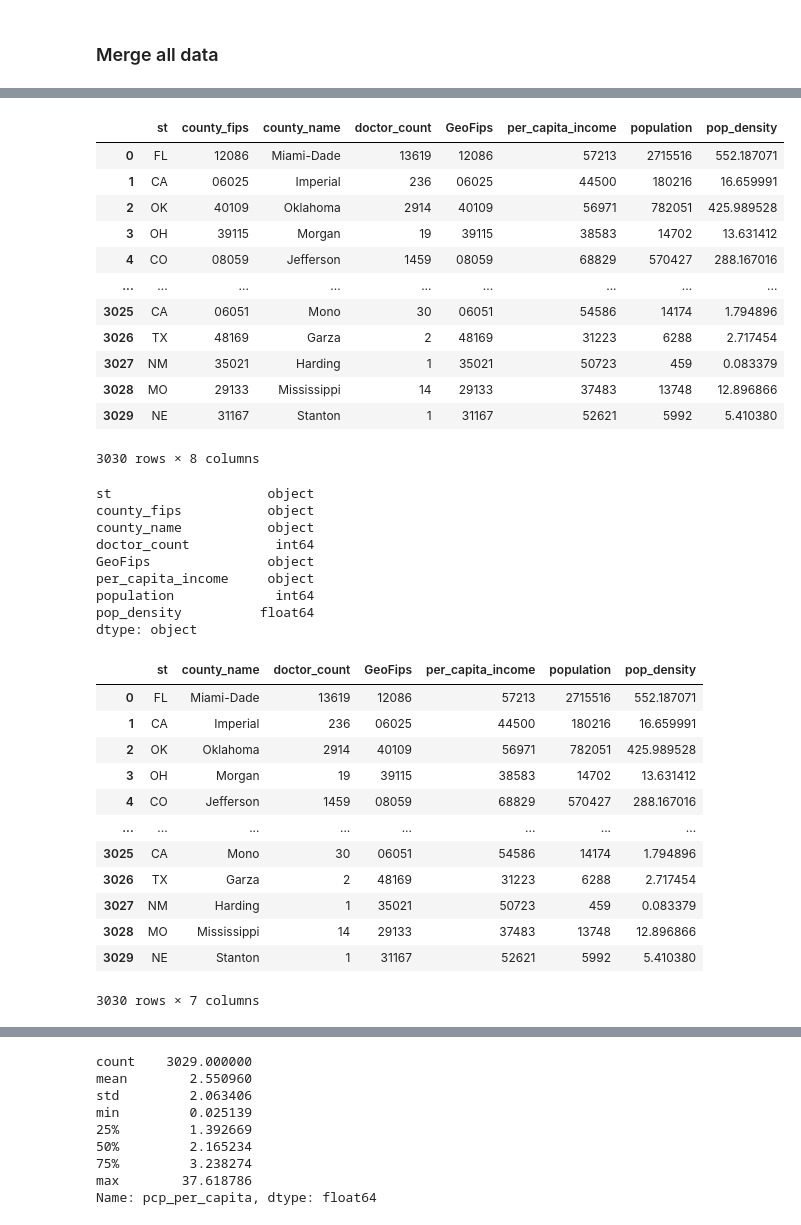
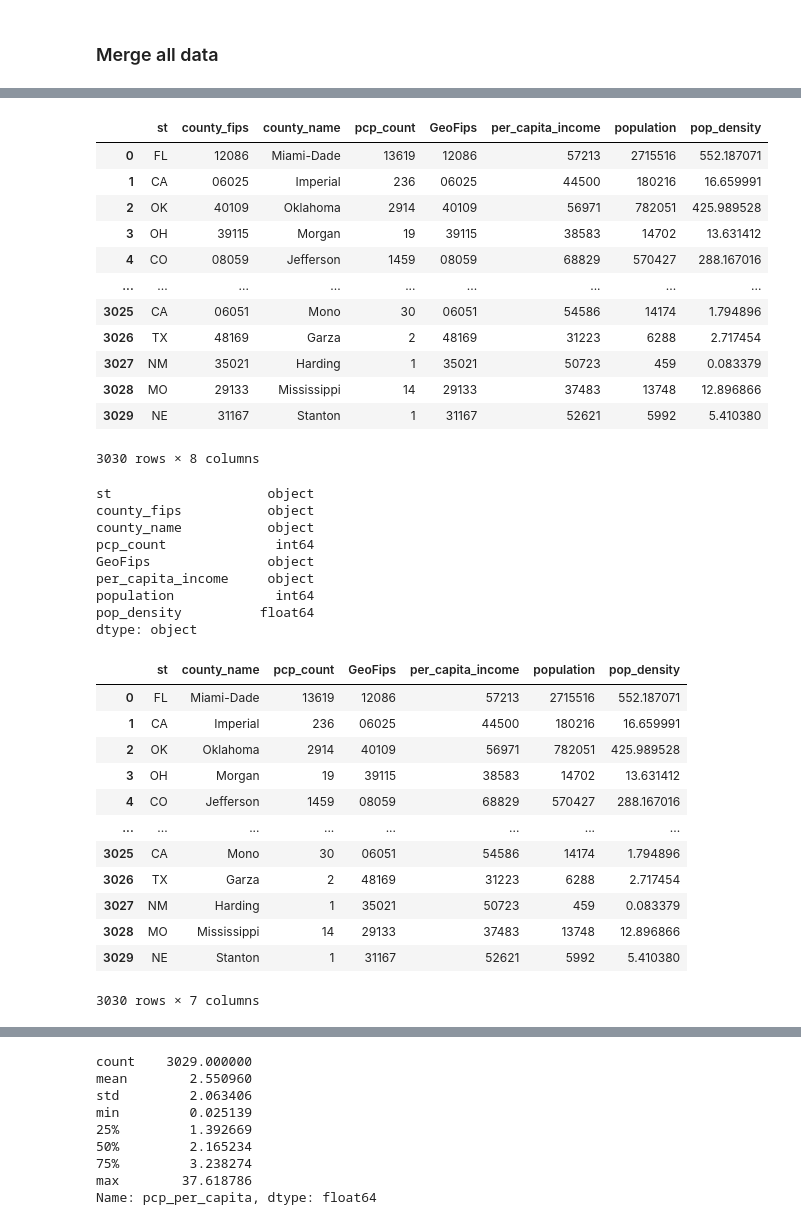
Before and after one commit to JacquelineCl/group_project, a Jupyter notebook: Merged_Data.ipynb, the cells around one changed output, grey strips where cells are left out. Cells and saved outputs as stored; diff of their text form; code cells hidden in the pictures.

```diff
--- a/Merged_Data.ipynb
+++ b/Merged_Data.ipynb
@@ -164,10 +165,10 @@ phys_income_merged_df
 3030 rows × 6 columns
 # %%
 # Merge physician / income data to population data
-merged_df = phys_income_merged_df.merge(population_original_df, left_on="GeoFips", right_on="GeoFips")
-merged_df
+merged_initial_df = phys_income_merged_df.merge(population_original_df, left_on="GeoFips", right_on="GeoFips")
+merged_initial_df
 # %% [output]
-|  | st | county_fips | county_name | doctor_count | GeoFips | per_capita_income | population | pop_density |
+|  | st | county_fips | county_name | pcp_count | GeoFips | per_capita_income | population | pop_density |
 | 0 | FL | 12086 | Miami-Dade | 13619 | 12086 | 57213 | 2715516 | 552.187071 |
 | 1 | CA | 06025 | Imperial | 236 | 06025 | 44500 | 180216 | 16.659991 |
 | 2 | OK | 40109 | Oklahoma | 2914 | 40109 | 56971 | 782051 | 425.989528 |
@@ -182,12 +183,12 @@ merged_df
 3030 rows × 8 columns
 # %%
 # Check dtypes
-merged_df.dtypes
+merged_initial_df.dtypes
 # %% [output]
 st                    object
 county_fips           object
 county_name           object
-doctor_count           int64
+pcp_count              int64
 GeoFips               object
 per_capita_income     object
 population             int64
@@ -195,10 +196,10 @@ pop_density          float64
 dtype: object
 # %%
 # Drop redundant columns
-merged_df.drop(columns=["county_fips"], inplace=True)
-merged_df
+merged_initial_df.drop(columns=["county_fips"], inplace=True)
+merged_initial_df
 # %% [output]
-|  | st | county_name | doctor_count | GeoFips | per_capita_income | population | pop_density |
+|  | st | county_name | pcp_count | GeoFips | per_capita_income | population | pop_density |
 | 0 | FL | Miami-Dade | 13619 | 12086 | 57213 | 2715516 | 552.187071 |
 | 1 | CA | Imperial | 236 | 06025 | 44500 | 180216 | 16.659991 |
 | 2 | OK | Oklahoma | 2914 | 40109 | 56971 | 782051 | 425.989528 |
```
Also changed, not shown: parts of 30 cells of this notebook, 4 other files.
